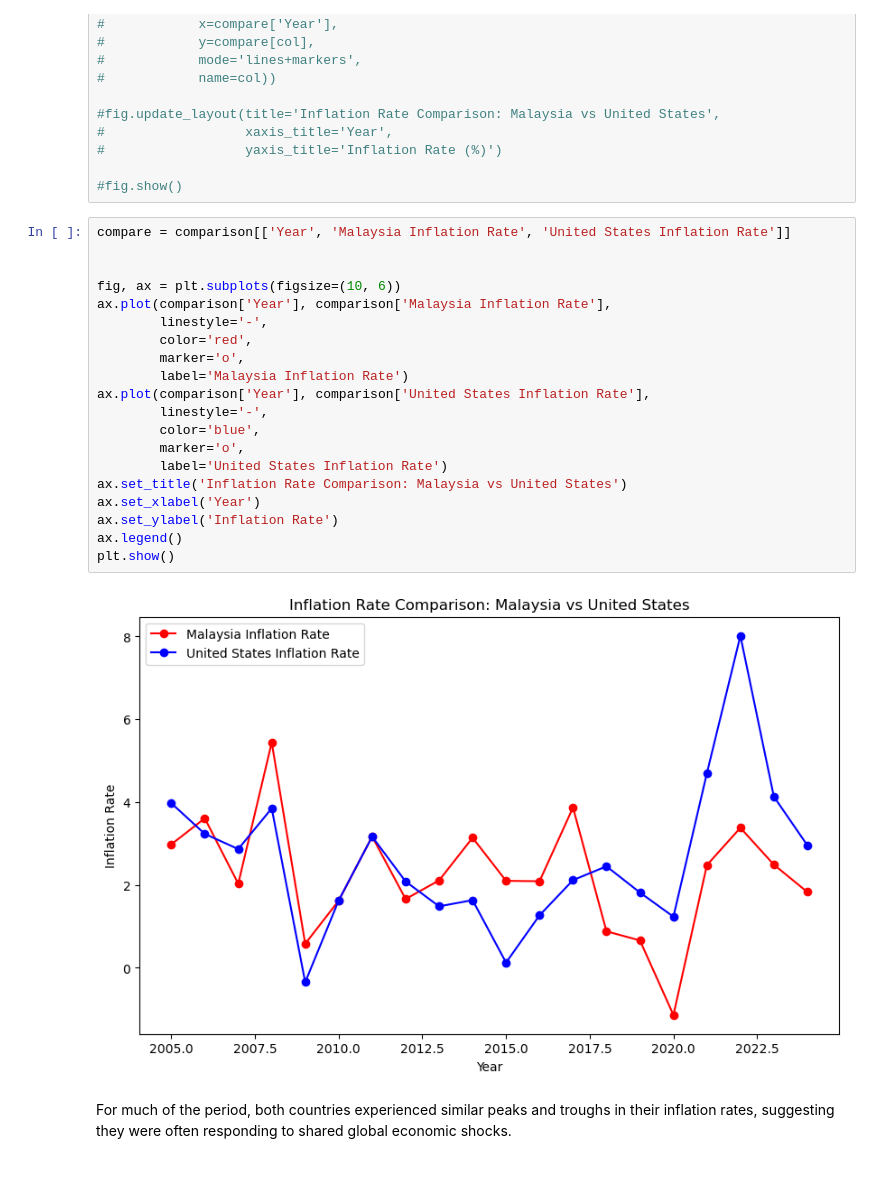
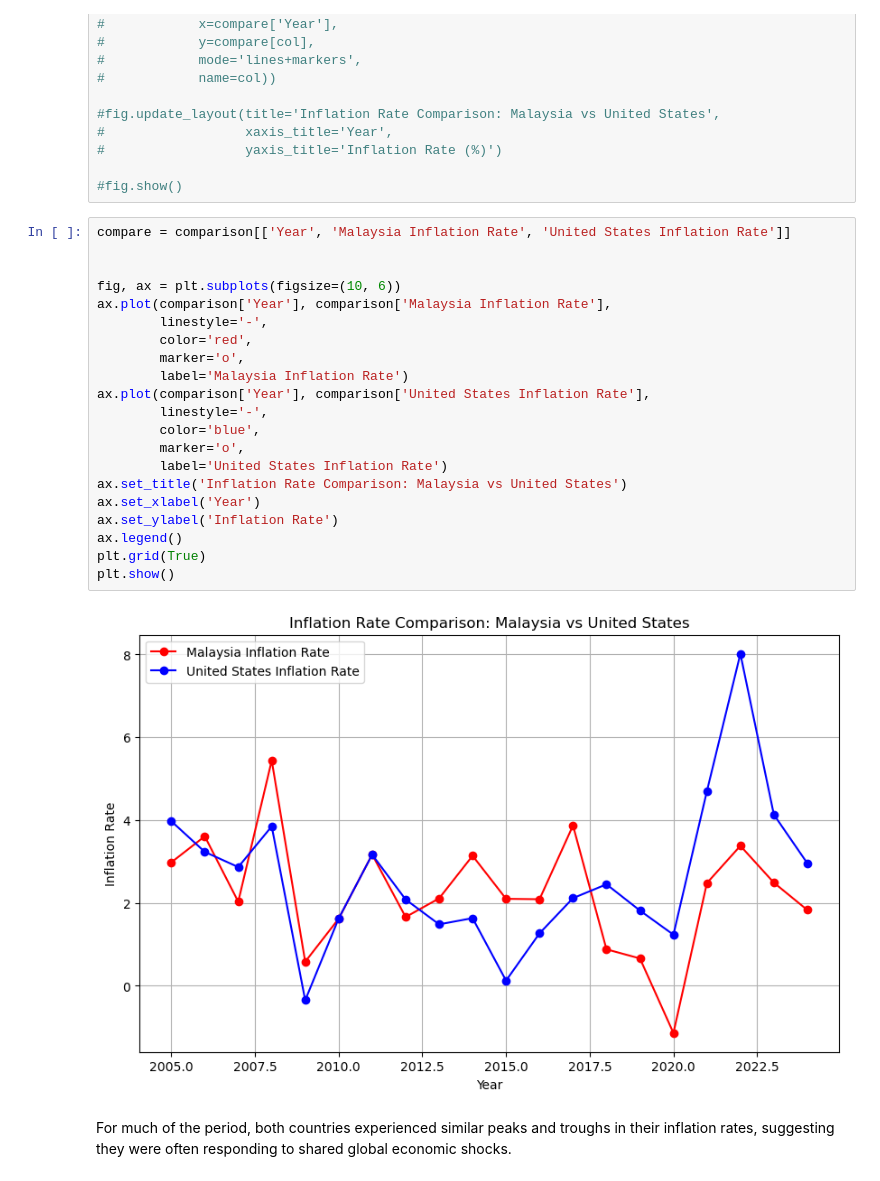
Before and after one commit to pychinnn/Inflation-Impact-Analysis-Malaysia-vs-US-, a Jupyter notebook: Inflation Impact Analysis (Malaysia vs US) R1 - Share.ipynb, the cells around one changed output. Saved outputs shown, nothing was run; the diff lists cells and outputs as text.

```diff
--- a/Inflation Impact Analysis (Malaysia vs US) R1 - Share.ipynb
+++ b/Inflation Impact Analysis (Malaysia vs US) R1 - Share.ipynb
@@ -182,25 +182,26 @@ plt.show()
 # %%
 compare = comparison[['Year', 'Malaysia Inflation Rate', 'United States Inflation Rate']]
 
 
 fig, ax = plt.subplots(figsize=(10, 6))
 ax.plot(comparison['Year'], comparison['Malaysia Inflation Rate'],
         linestyle='-',
         color='red',
         marker='o',
         label='Malaysia Inflation Rate')
 ax.plot(comparison['Year'], comparison['United States Inflation Rate'],
         linestyle='-',
         color='blue',
         marker='o',
         label='United States Inflation Rate')
 ax.set_title('Inflation Rate Comparison: Malaysia vs United States')
 ax.set_xlabel('Year')
 ax.set_ylabel('Inflation Rate')
 ax.legend()
+plt.grid(True)
 plt.show()
 # %% [output]
-[figure, old version]
+[figure, new version]
 # %% [markdown]
 For much of the period, both countries experienced similar peaks and troughs in their inflation rates, suggesting they were often responding to shared global economic shocks.
 # %%
```
Also changed, not shown: parts of 2 cells of this notebook.
